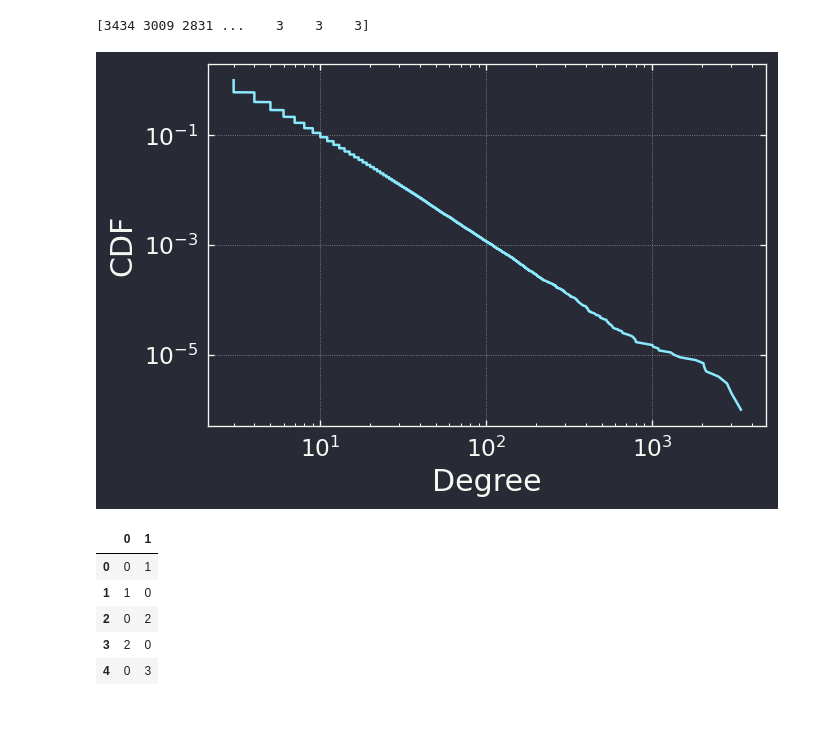
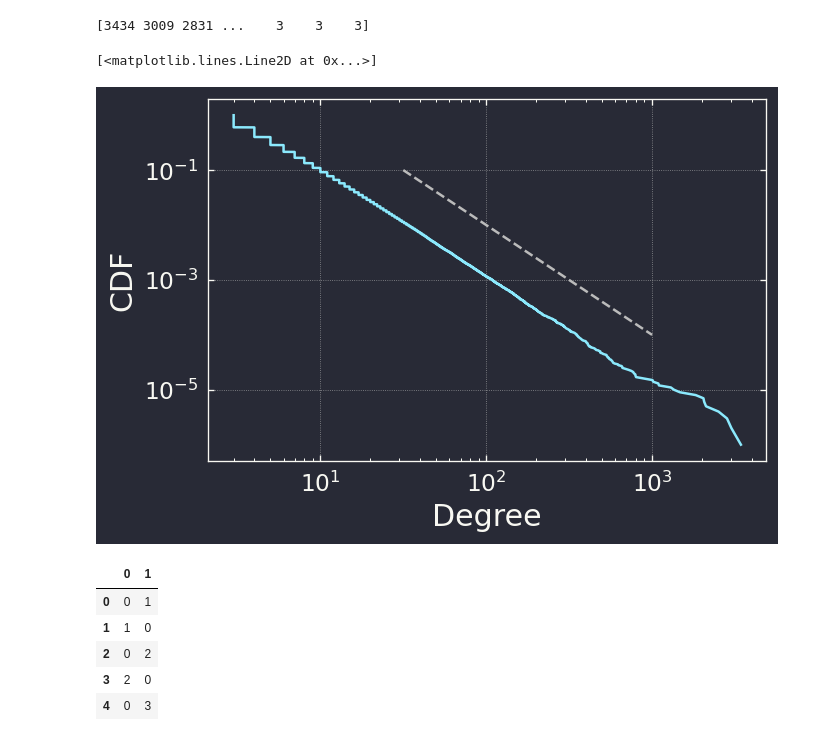
Before and after one commit to KeiNagayama/PRG2023, a Jupyter notebook: 11_NETWORK/notebook/draw_dist.ipynb, the cells around one changed output. Saved outputs shown, nothing was run; the diff lists cells and outputs as text; code cells hidden in the pictures.

```diff
--- a/11_NETWORK/notebook/draw_dist.ipynb
+++ b/11_NETWORK/notebook/draw_dist.ipynb
@@ -35,17 +35,20 @@ print(degrees)
 # %%
 def draw_cdf(xs):
     n = len(xs)
     cdf = [(i+1)/n for i in range(n)]
     plt.plot(sorted(xs, reverse=True), cdf)
     plt.xlabel('Degree')
     plt.ylabel('CDF')
     plt.xscale('log')
     plt.yscale('log')
 
 
 draw_cdf(degrees)
+plt.plot([pow(10, 1.5), pow(10, 3)], [pow(10, -1), pow(10, -4)],
+         color='#BBBBBB', linestyle='--')
 # %% [output]
+[<matplotlib.lines.Line2D at 0x...>]
-[figure, old version]
+[figure, new version]
 # %%
 path = '../result/ba_directed.csv'
 links = pd.read_csv(path, header=None)
```
Also changed, not shown: 1 other file.
